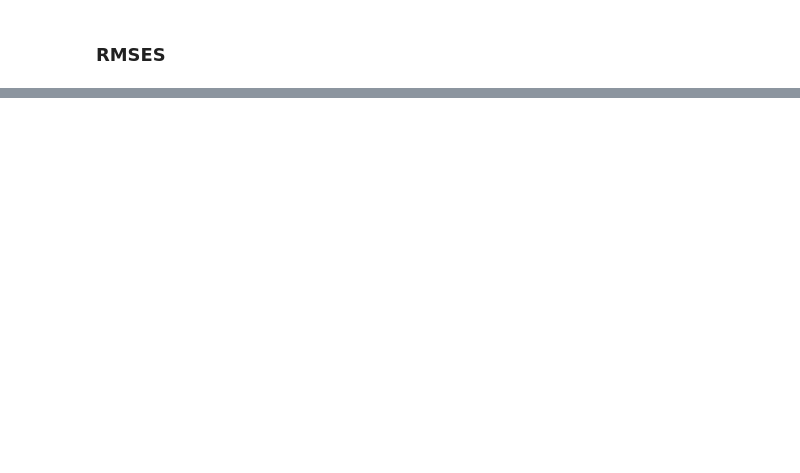
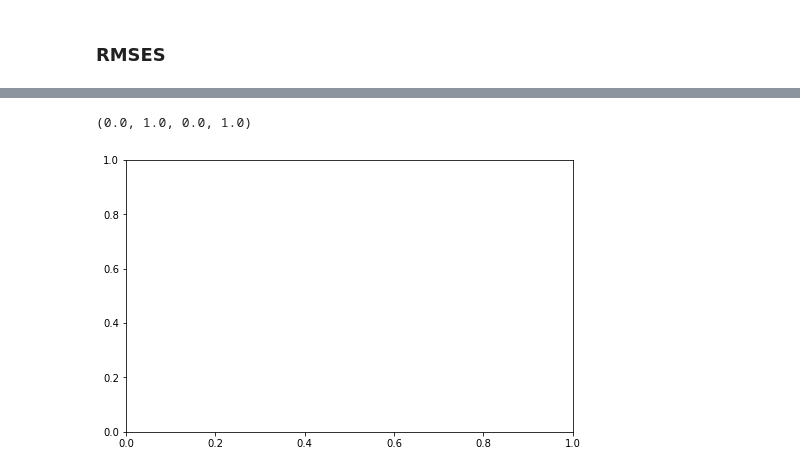
Before and after one commit to corentinwerenne/volatility_prediction, a Jupyter notebook: wip.ipynb, the cells around one changed output, grey strips where cells are left out. Cells and saved outputs as stored; diff of their text form; code cells hidden in the pictures; blank space fills up the shorter version.

```diff
--- a/wip.ipynb
+++ b/wip.ipynb
@@ -593,0 +650,7 @@ var
+# %%
+
+#plt.axis((x1,x2,25,250))
+x1,x2,y1,y2
+# %% [output]
+(0.0, 1.0, 0.0, 1.0)
+[figure, added]
```
Also changed, not shown: parts of 31 cells of this notebook, 1 other file.
